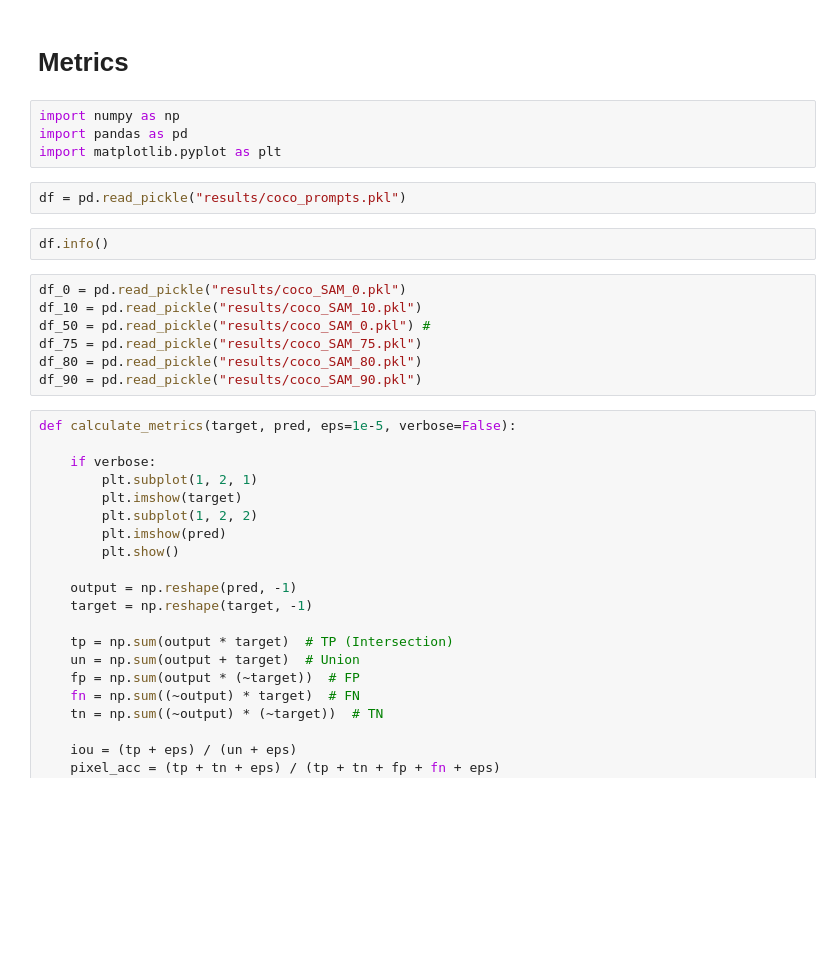
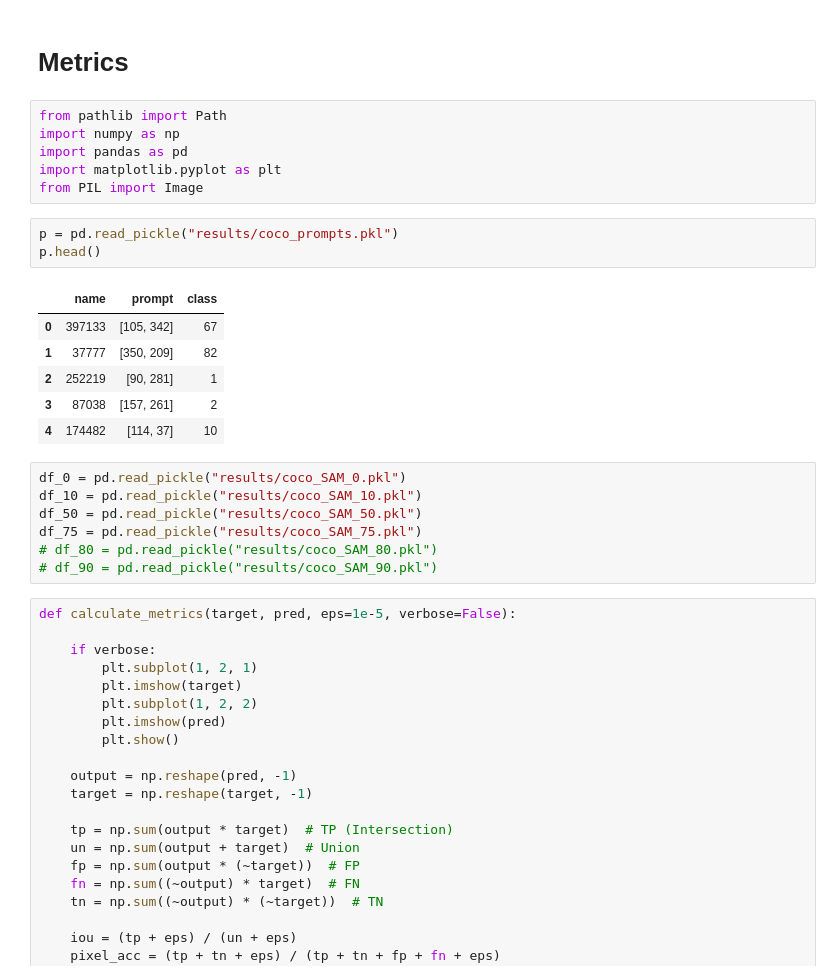
Before and after one commit to simoneangarano/BenchSAM, a Jupyter notebook: COCO_Test.ipynb, the cells around one changed output. Cells and saved outputs as stored; diff of their text form; blank space fills up the shorter version.

```diff
--- a/COCO_Test.ipynb
+++ b/COCO_Test.ipynb
@@ -368,20 +361,28 @@ cl = get_pred_classes(i_pred, y_true) # mask, label
 # %% [markdown]
 # Metrics
 # %%
+from pathlib import Path
 import numpy as np
 import pandas as pd
 import matplotlib.pyplot as plt
+from PIL import Image
 # %%
-df = pd.read_pickle("results/coco_prompts.pkl")
+p = pd.read_pickle("results/coco_prompts.pkl")
+p.head()
+# %% [output]
+|  | name | prompt | class |
+| 0 | 397133 | [105, 342] | 67 |
+| 1 | 37777 | [350, 209] | 82 |
+| 2 | 252219 | [90, 281] | 1 |
+| 3 | 87038 | [157, 261] | 2 |
+| 4 | 174482 | [114, 37] | 10 |
-# %%
-df.info()
 # %%
 df_0 = pd.read_pickle("results/coco_SAM_0.pkl")
 df_10 = pd.read_pickle("results/coco_SAM_10.pkl")
-df_50 = pd.read_pickle("results/coco_SAM_0.pkl") #
+df_50 = pd.read_pickle("results/coco_SAM_50.pkl")
 df_75 = pd.read_pickle("results/coco_SAM_75.pkl")
-df_80 = pd.read_pickle("results/coco_SAM_80.pkl")
-df_90 = pd.read_pickle("results/coco_SAM_90.pkl")
+# df_80 = pd.read_pickle("results/coco_SAM_80.pkl")
+# df_90 = pd.read_pickle("results/coco_SAM_90.pkl")
 # %%
 def calculate_metrics(target, pred, eps=1e-5, verbose=False):
 
```
Also changed, not shown: parts of 18 cells of this notebook, 8 other files.
